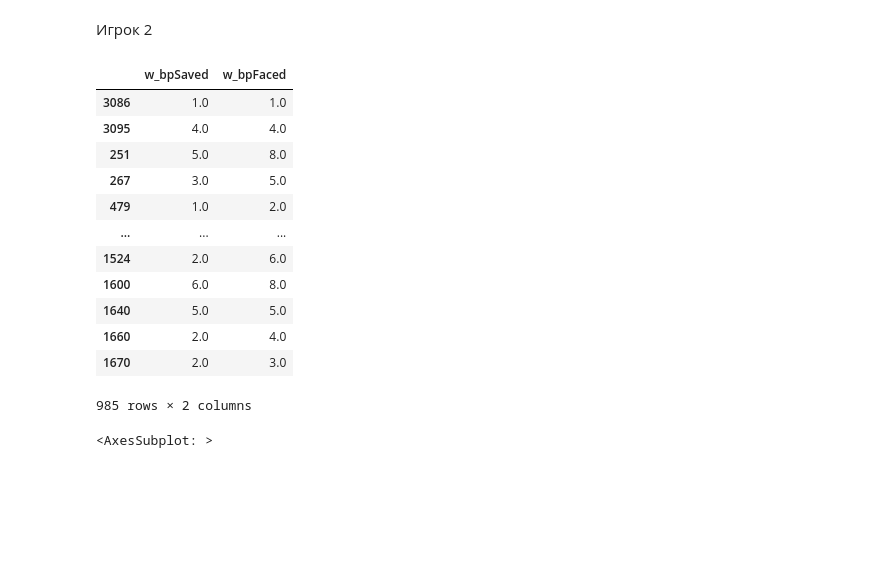
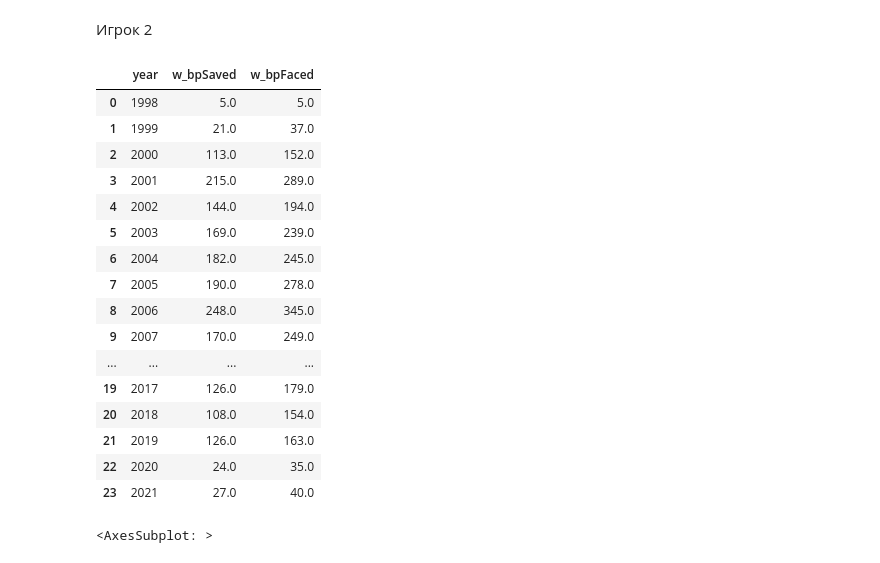
Before and after one commit to MarinaGrad/SF-data-science22, a Jupyter notebook: homework/Tennis_homework/tennis_notebook_MGHW.ipynb, the cells around one changed output. Saved outputs shown, nothing was run; the diff lists cells and outputs as text; code cells hidden in the pictures; blank space fills up the shorter version.

```diff
--- a/homework/Tennis_homework/tennis_notebook_MGHW.ipynb
+++ b/homework/Tennis_homework/tennis_notebook_MGHW.ipynb
@@ -377,21 +377,25 @@ sns.displot(safin_bPwin['BP_won'])
 # %% [markdown]
 Игрок 2
 # %%
-federer_win[['w_bpSaved', 'w_bpFaced']]
+federer_win[['w_bpSaved', 'w_bpFaced', 'year']].groupby(by='year').sum().reset_index()
 # %% [output]
-|  | w_bpSaved | w_bpFaced |
-| 3086 | 1.0 | 1.0 |
-| 3095 | 4.0 | 4.0 |
-| 251 | 5.0 | 8.0 |
-| 267 | 3.0 | 5.0 |
-| 479 | 1.0 | 2.0 |
-| ... | ... | ... |
-| 1524 | 2.0 | 6.0 |
-| 1600 | 6.0 | 8.0 |
-| 1640 | 5.0 | 5.0 |
-| 1660 | 2.0 | 4.0 |
-| 1670 | 2.0 | 3.0 |
+|  | year | w_bpSaved | w_bpFaced |
+| 0 | 1998 | 5.0 | 5.0 |
+| 1 | 1999 | 21.0 | 37.0 |
+| 2 | 2000 | 113.0 | 152.0 |
+| 3 | 2001 | 215.0 | 289.0 |
+| 4 | 2002 | 144.0 | 194.0 |
+| 5 | 2003 | 169.0 | 239.0 |
+| 6 | 2004 | 182.0 | 245.0 |
+| 7 | 2005 | 190.0 | 278.0 |
+| 8 | 2006 | 248.0 | 345.0 |
+| 9 | 2007 | 170.0 | 249.0 |
+| ... | ... | ... | ... |
+| 19 | 2017 | 126.0 | 179.0 |
+| 20 | 2018 | 108.0 | 154.0 |
+| 21 | 2019 | 126.0 | 163.0 |
+| 22 | 2020 | 24.0 | 35.0 |
+| 23 | 2021 | 27.0 | 40.0 |
-985 rows × 2 columns
 # %%
 (federer_win['w_bpSaved']/federer_win['w_bpFaced']).plot.box()
 # %% [output]
```
Also changed, not shown: parts of 32 cells of this notebook.
